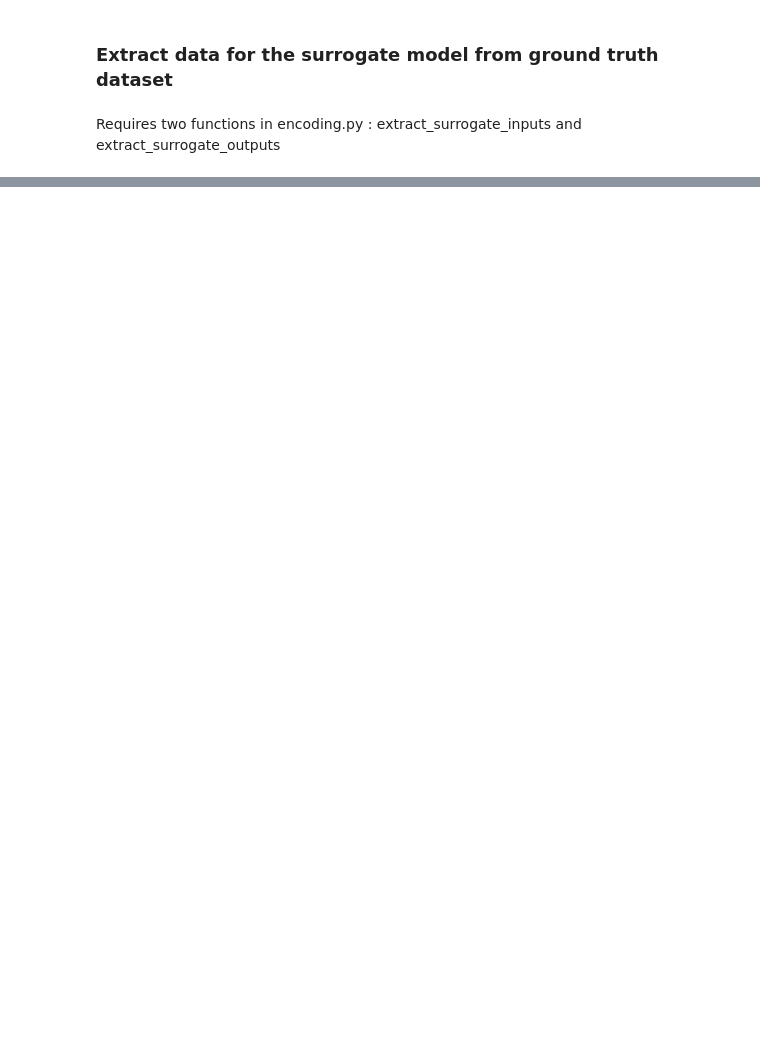
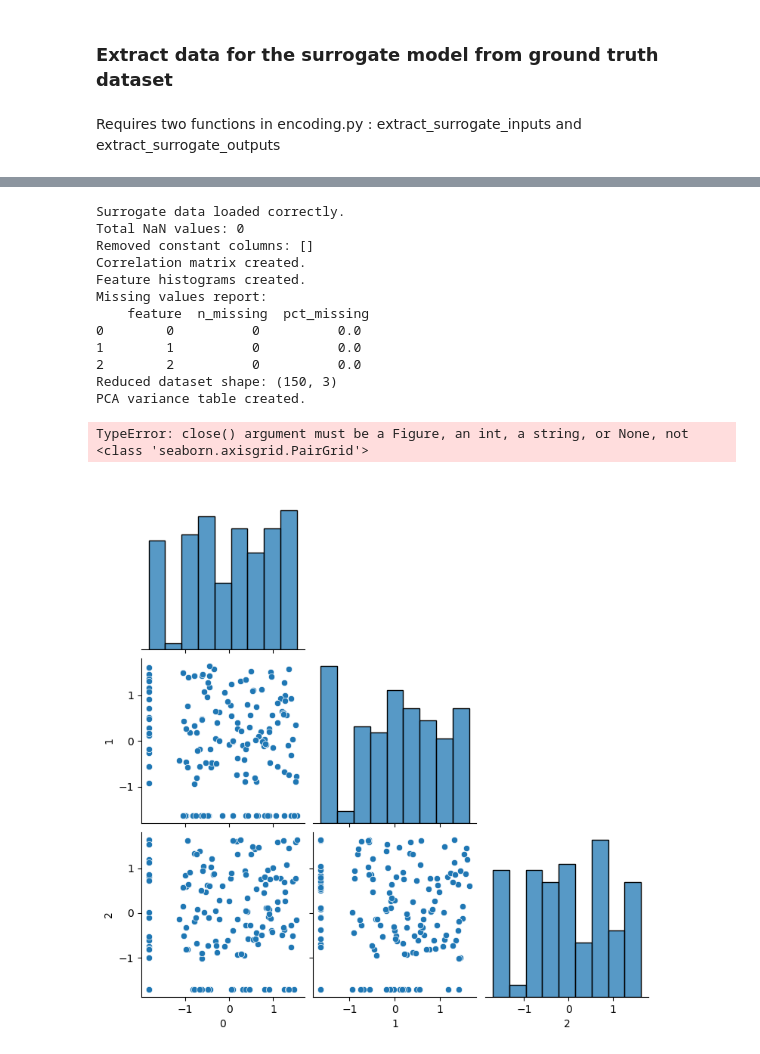
Before and after one commit to Elizabeth-Hayman/ASSUAGE, a Jupyter notebook: execution.ipynb, the cells around one changed output, grey strips where cells are left out. Drawn from its saved outputs; the diff is of its cells as text; code cells hidden in the pictures; blank space fills up the shorter version.

```diff
--- a/execution.ipynb
+++ b/execution.ipynb
@@ -72,9 +100,51 @@ NameError: name 'extract_surrogate_outputs' is not defined
 # %%
 from ASSUAGE.surrogateModel.dataExploration import DataExploration
 
-d = DataExploration("surrogateCreation/trainingInput.csv","surrogateCreation/trainingOutput.csv")
-d.correlation_matrix()
-d.explanatory_dimension()
+explorer = DataExploration("surrogateCreation/trainingInput.csv","surrogateCreation/trainingOutput.csv")
+explorer.correlation_matrix()
+print("Correlation matrix created.")
+
+explorer.feature_histograms()
+print("Feature histograms created.")
+
+missing_report = explorer.missing_value_report()
+print("Missing values report:\n", missing_report.head())
+
+reduced_data = explorer.explanatory_dimension(0.95) # PCA dimensionality reduction to preserve 95% variance
+print("Reduced dataset shape:", reduced_data.shape)
+
+# 5. PCA variance table
+variance_table = explorer.explain_variance_table()
+print("PCA variance table created.")
+
+explorer.pairplot(sample=150)
+print("Pairplot created (without hue).")
+
+explorer.pairplot(sample=150, hue=0)
+print("Pairplot created (with hue from output).")
+
+outlier_mask = explorer.outlier_detection(method="zscore", thresh=3.0)
+print("Outlier count:", outlier_mask.sum())
+
+importances = explorer.feature_importance_proxy(target_column=0)
+print("Top feature importances:\n", importances.head())
+
+print("\nAll demonstration outputs written to 'surrogateCreation/'.")
+# %% [output]
+Surrogate data loaded correctly.
+Total NaN values: 0
+Removed constant columns: []
+Correlation matrix created.
+Feature histograms created.
+Missing values report:
+    feature  n_missing  pct_missing
+0        0          0          0.0
+1        1          0          0.0
+2        2          0          0.0
+Reduced dataset shape: (150, 3)
+PCA variance table created.
+TypeError: close() argument must be a Figure, an int, a string, or None, not <class 'seaborn.axisgrid.PairGrid'>
+[figure, added]
 # %%
 from ASSUAGE.surrogateModel.mlModelFitting import mlModels
 
```
Also changed, not shown: parts of 4 cells of this notebook, 3 other files.
